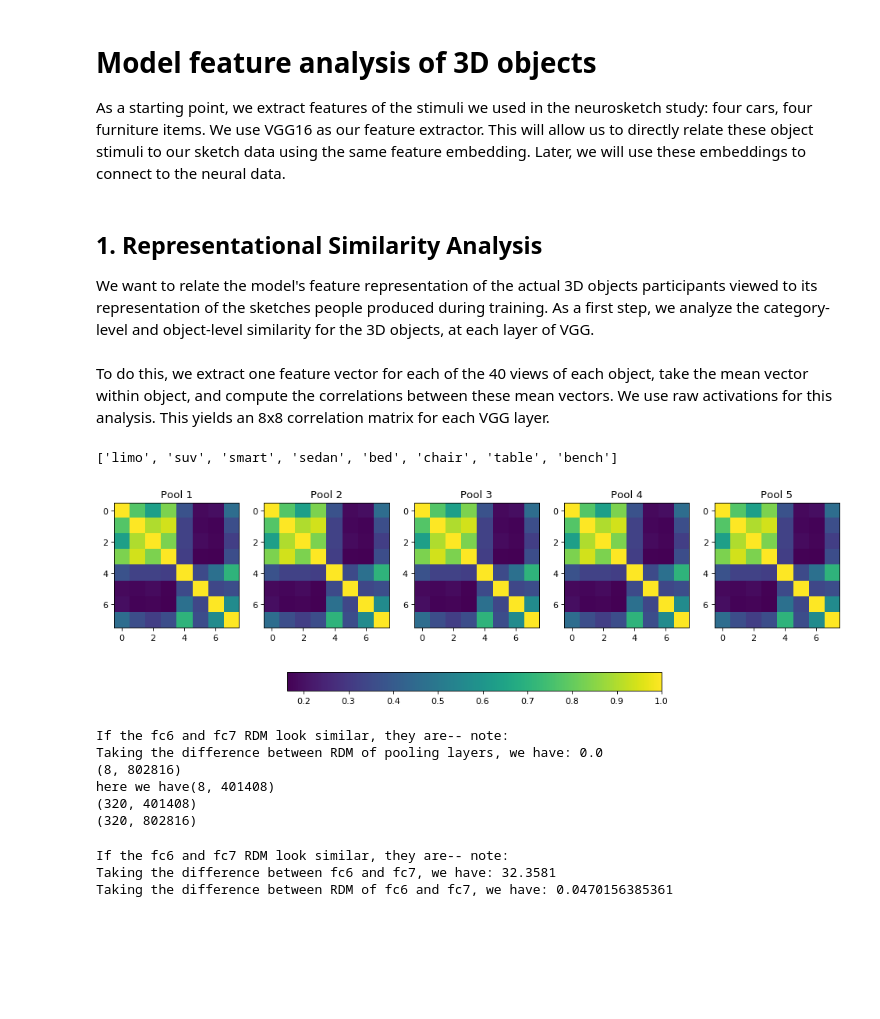
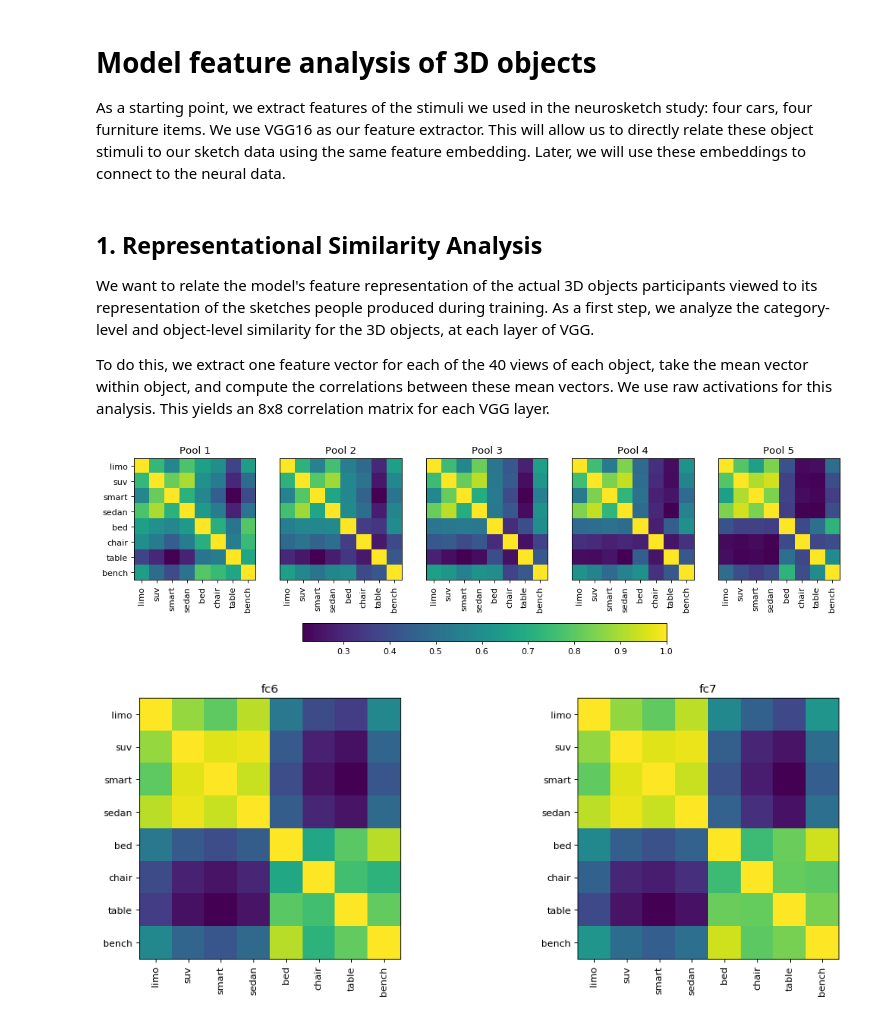
Before and after one commit to judithfan/sketchfeat, a Jupyter notebook: Model feature analysis of 3D objects.ipynb, the cells around one changed output. Drawn from its saved outputs; the diff is of its cells as text; code cells hidden in the pictures; blank space fills up the shorter version.

Commit message:
has all the up to date model features graphs

```diff
--- a/Model feature analysis of 3D objects.ipynb
+++ b/Model feature analysis of 3D objects.ipynb
@@ -23,8 +42,9 @@ import matplotlib.image as mpimg
 
 # I pulled activations of 8 layers. Here is the index ref to the layers
 LAYERS = {'pool1': 0, 'pool2': 1, 'pool3': 2, 'pool4': 3,
-          'pool5': 4, 'fc6': 5, 'fc7': 6, 'prob': 7}
+          'pool5': 4, 'fc6': 5, 'fc7': 6} # 'prob': 7} taking out probability layer for now.
 
+LAYERS_NM = ['pool1', 'pool2', 'pool3', 'pool4', 'pool5', 'fc6', 'fc7']
 # constants for the images
 NUM_VIEWS = 40
 CARS = ['limo', 'suv', 'smart', 'sedan']
@@ -37,7 +57,7 @@ OBJECTS = CARS + FURNITURES
 
 
 # constants for train/test for the linear discriminability
-TRAIN_SZ = 0.80
+TRAIN_SZ = 0.50
 TEST_SZ = 1 - TRAIN_SZ
 # %%
 # pulling/cleaning up the data
@@ -64,6 +84,8 @@ for i in xrange(0,5):
 ## 1. Representational Similarity Analysis
 
 We want to relate the model's feature representation of the actual 3D objects participants viewed to its representation of the sketches people produced during training. As a first step, we analyze the category-level and object-level similarity for the 3D objects, at each layer of VGG.
+
+To do this, we extract one feature vector for each of the 40 views of each object, take the mean vector within object, and compute the correlations between these mean vectors. We use raw activations for this analysis. This yields an 8x8 correlation matrix for each VGG layer.
 # %%
 # getMeanVector gets the mean vector across number of views for num_objects
 def getMeanVector(full_batch, num_views, num_objects):
@@ -75,65 +97,50 @@ def getMeanVector(full_batch, num_views, num_objects):
 
 
     return meanVector
-# %% [markdown]
-To do this, we extract one feature vector for each of the 40 views of each object, take the mean vector within object, and compute the correlations between these mean vectors. We use raw activations for this analysis. This yields an 8x8 correlation matrix for each VGG layer.
 # %%
 RDM_fc7 = np.corrcoef(getMeanVector(fc7, NUM_VIEWS, len(OBJECTS)))
 RDM_fc6 = np.corrcoef(getMeanVector(fc6, NUM_VIEWS, len(OBJECTS)))
 
 RDM_pool = []
 for pool_layer in xrange(0,5):
-    RDM_pool_i = np.corrcoef(getMeanVector(pool[i], NUM_VIEWS, len(OBJECTS)))
+    RDM_pool_i = np.corrcoef(getMeanVector(pool[pool_layer], NUM_VIEWS, len(OBJECTS)))
     RDM_pool.append(RDM_pool_i)
 # %%
 fig = plt.figure(1,  figsize=(15, 5), dpi=80, facecolor='w', edgecolor='k')
 
 
 for pool_layer in xrange(0,5):
     pltname = "Pool " + str(pool_layer + 1)
     plt.subplot(1, 5, pool_layer + 1)
     plt.title(pltname)
-    plt.imshow(RDM_pool[i])
+    plt.imshow(RDM_pool[pool_layer])
+    plt.xticks(xrange(0,len(OBJECTS)), OBJECTS, rotation='vertical')
 
-print OBJECTS
-# plt.subplot(336)
-# plt.imshow(RDM_fc7)
+    if pool_layer == 0:
+        plt.yticks(xrange(0,len(OBJECTS)), OBJECTS)
+    else:
+        plt.yticks([])
 
-# plt.subplot(337)
-# plt.imshow(RDM_fc6)
+fig2 = plt.figure(2,  figsize=(15, 5), dpi=80, facecolor='w', edgecolor='k')
+plt.subplot(121)
+plt.imshow(RDM_fc6)
+plt.title("fc6")
+plt.xticks(xrange(0,len(OBJECTS)), OBJECTS, rotation='vertical')
+plt.yticks(xrange(0,len(OBJECTS)), OBJECTS)
+
+plt.subplot(122)
+plt.imshow(RDM_fc7)
+plt.title("fc7")
+plt.xticks(xrange(0,len(OBJECTS)), OBJECTS, rotation='vertical')
+plt.yticks(xrange(0,len(OBJECTS)), OBJECTS)
 
 cax = fig.add_axes([0.12, 0.1, 0.78, 0.4])
 cax.get_xaxis().set_visible(False)
 cax.get_yaxis().set_visible(False)
 cax.patch.set_alpha(0)
 cax.set_frame_on(False)
 plt.colorbar(orientation='horizontal', ax=cax)
 plt.show()
 # %% [output]
-['limo', 'suv', 'smart', 'sedan', 'bed', 'chair', 'table', 'bench']
-[figure, old version]
+[figure, new version]
+[figure, added]
-# %%
-print "If the fc6 and fc7 RDM look similar, they are-- note:"
-# print "Taking the difference between fc6 and fc7, we have: "  + str((pool[0] - pool[1]).max())
-print "Taking the difference between RDM of pooling layers, we have: " + str((RDM_pool[0] - RDM_pool[1]).max())
-
-print getMeanVector(pool[0], NUM_VIEWS, len(OBJECTS)).shape
-print "here we have" + str(getMeanVector(pool[1], NUM_VIEWS, len(OBJECTS)).shape)
-
-print pool[1].shape
-print pool[0].shape
-# %% [output]
-If the fc6 and fc7 RDM look similar, they are-- note:
-Taking the difference between RDM of pooling layers, we have: 0.0
-(8, 802816)
-here we have(8, 401408)
-(320, 401408)
-(320, 802816)
-# %%
-print "If the fc6 and fc7 RDM look similar, they are-- note:"
-print "Taking the difference between fc6 and fc7, we have: "  + str((fc6 - fc7).max())
-print "Taking the difference between RDM of fc6 and fc7, we have: " + str((RDM_fc6 - RDM_fc7).max())
-# %% [output]
-If the fc6 and fc7 RDM look similar, they are-- note:
-Taking the difference between fc6 and fc7, we have: 32.3581
-Taking the difference between RDM of fc6 and fc7, we have: 0.0470156385361
```
Also changed, not shown: parts of 20 cells of this notebook.
